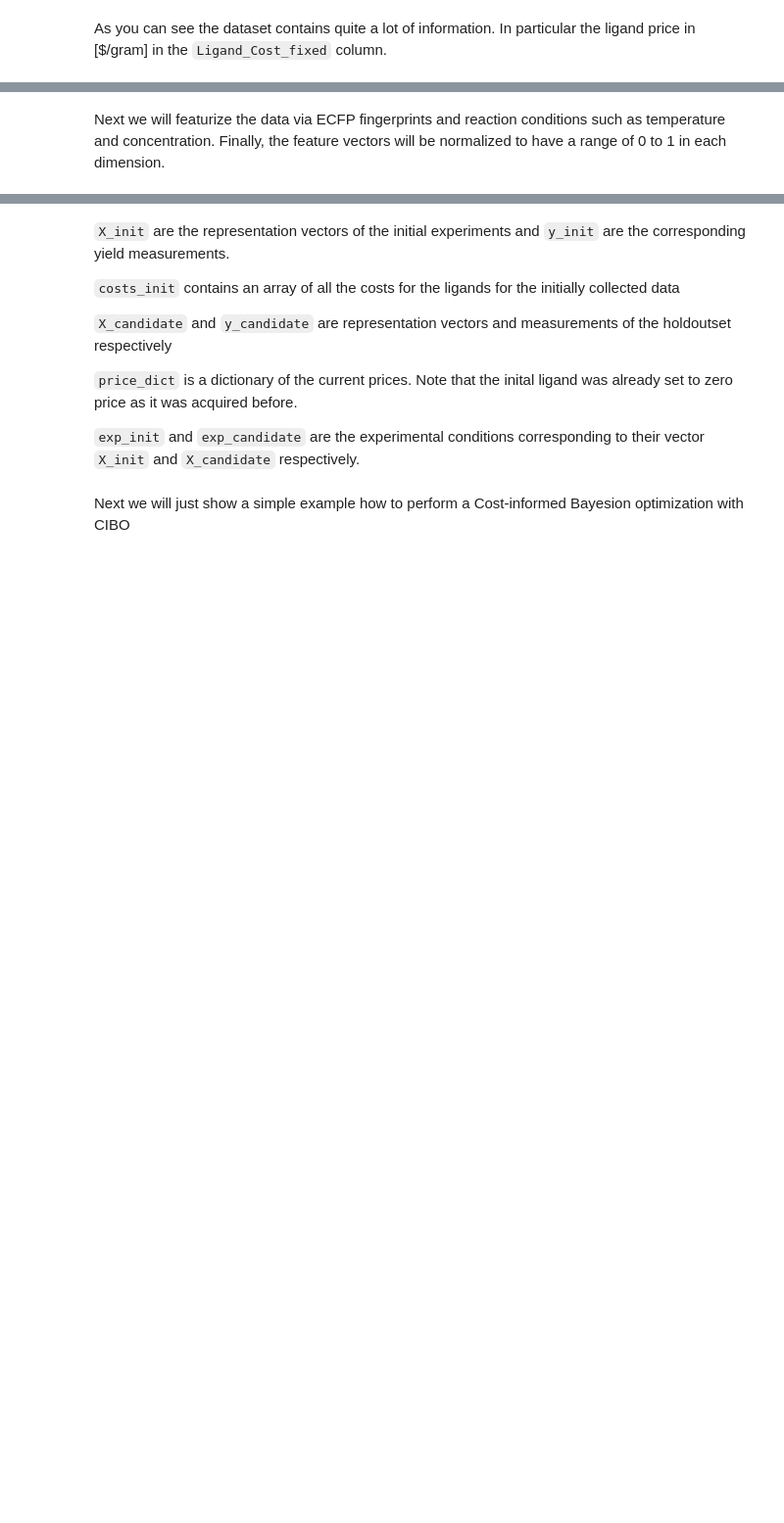
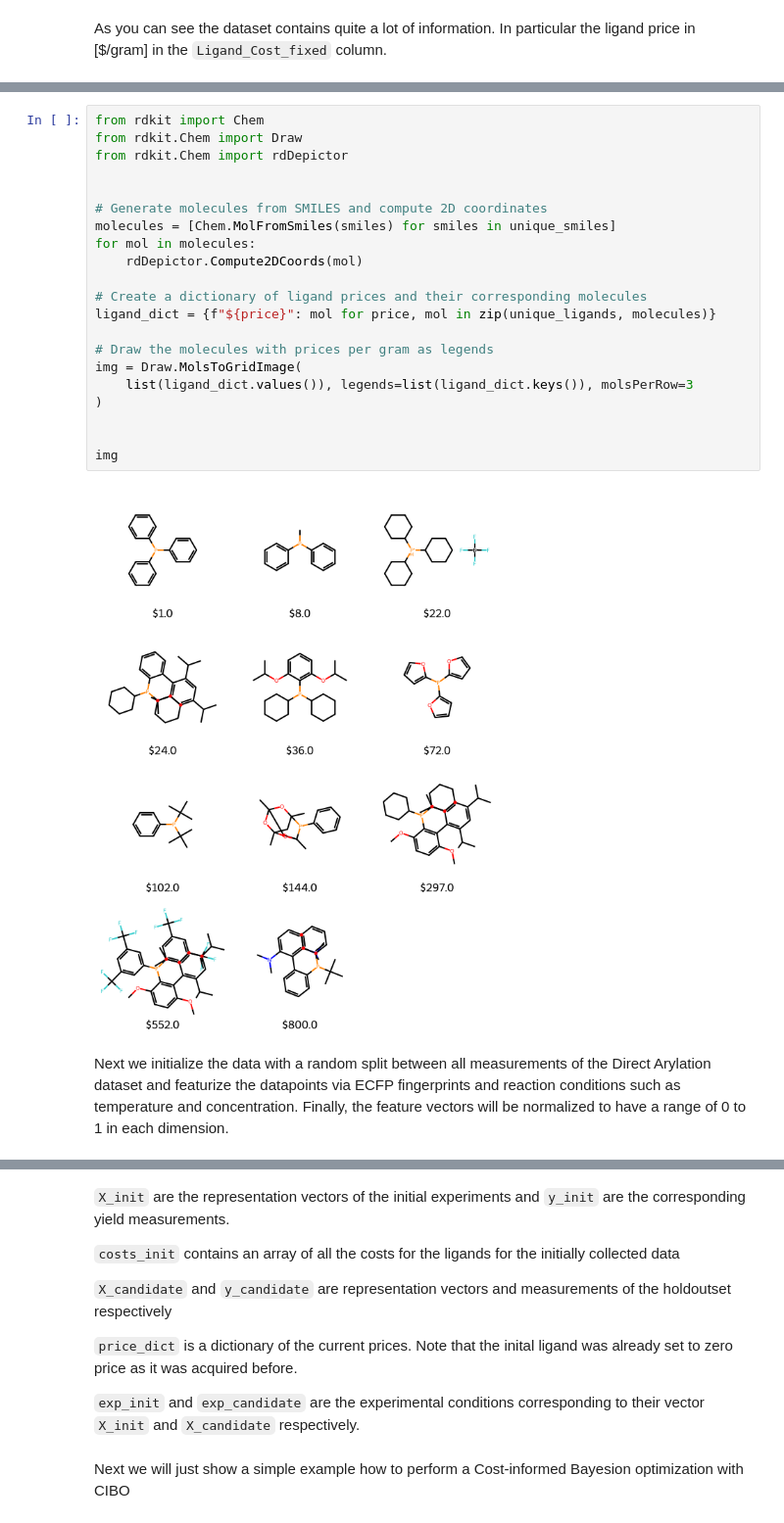
Before and after one commit to lcmd-epfl/cibo, a Jupyter notebook: tutorial.ipynb, the cells around one changed output, grey strips where cells are left out. Shown at 98% size. Cells and saved outputs as stored; diff of their text form; blank space fills up the shorter version.

```diff
--- a/tutorial.ipynb
+++ b/tutorial.ipynb
@@ -75,5 +56,28 @@ plt.show()
+# %%
+from rdkit import Chem
+from rdkit.Chem import Draw
+from rdkit.Chem import rdDepictor
+
+
+# Generate molecules from SMILES and compute 2D coordinates
+molecules = [Chem.MolFromSmiles(smiles) for smiles in unique_smiles]
+for mol in molecules:
+    rdDepictor.Compute2DCoords(mol)
+
+# Create a dictionary of ligand prices and their corresponding molecules
+ligand_dict = {f"${price}": mol for price, mol in zip(unique_ligands, molecules)}
+
+# Draw the molecules with prices per gram as legends
+img = Draw.MolsToGridImage(
+    list(ligand_dict.values()), legends=list(ligand_dict.keys()), molsPerRow=3
+)
+
+
+img
+# %% [output]
+[figure, added]
 # %% [markdown]
-Next we will featurize the data via ECFP fingerprints and reaction conditions such as temperature and concentration. Finally, the feature vectors will be normalized to have a range of 0 to 1 in each dimension.
+Next we initialize the data with a random split between all measurements of the Direct Arylation dataset and featurize the datapoints via ECFP fingerprints and reaction conditions such as temperature and concentration. Finally, the feature vectors will be normalized to have a range of 0 to 1 in each dimension.
 # %%
 from data.datasets import Evaluation_data
 
```
Also changed, not shown: parts of 15 cells of this notebook, 1 other file.
